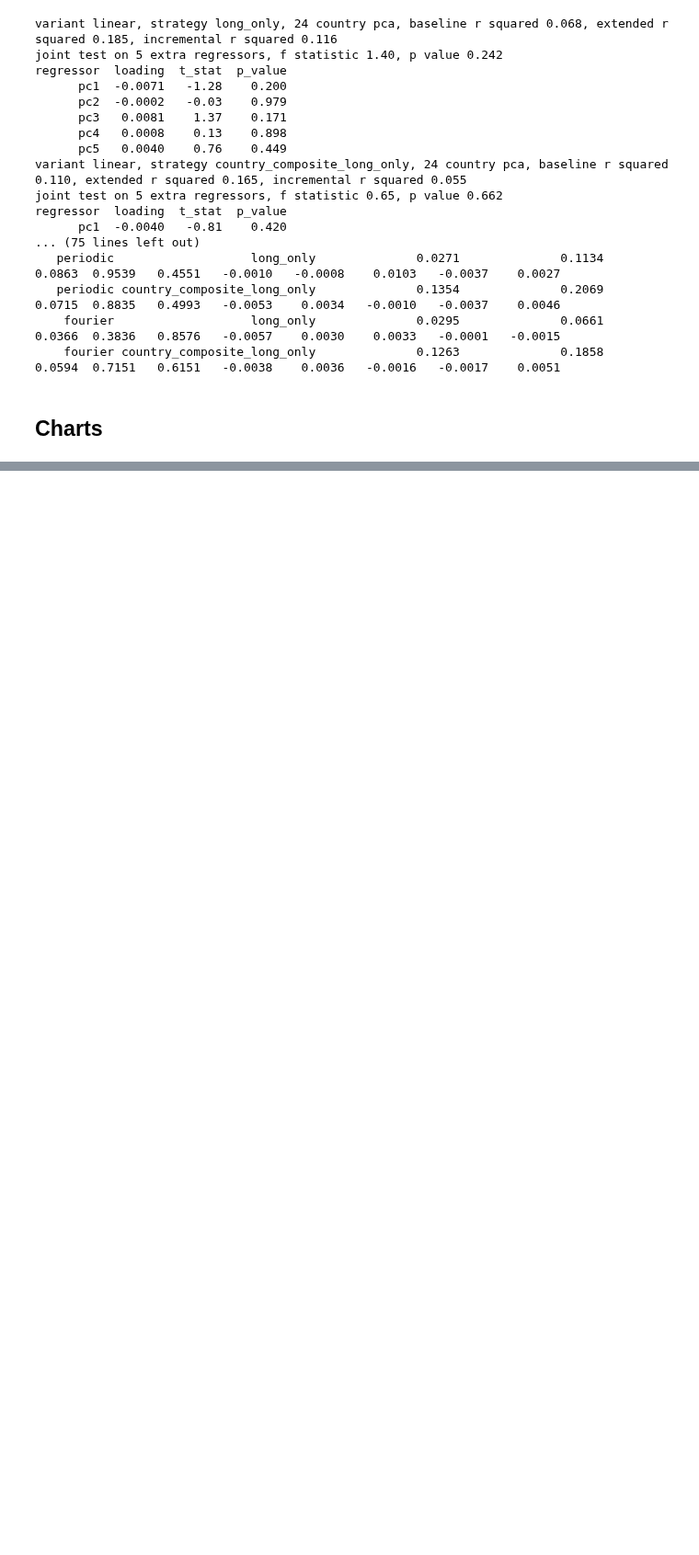
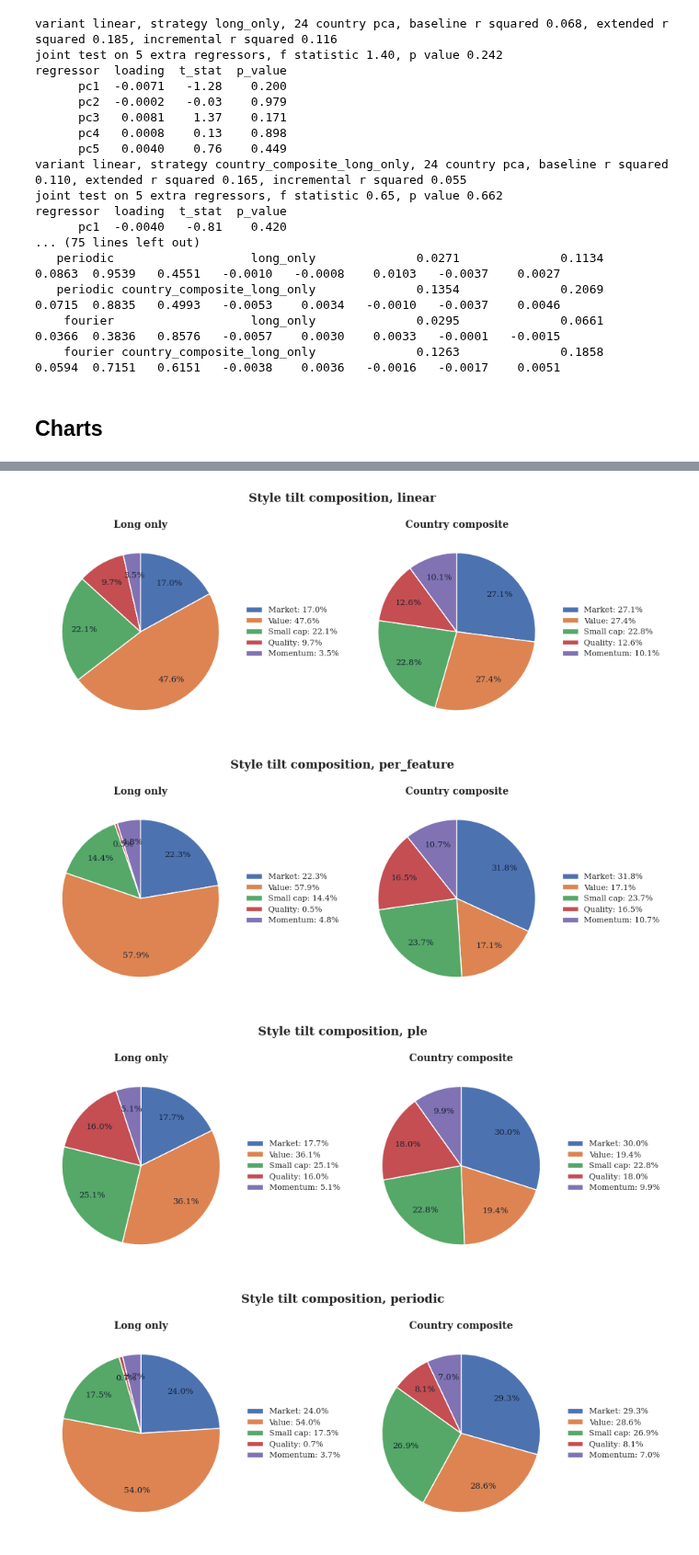
Before and after one commit to Hemasrikar/portfolio-transformers, a Jupyter notebook: notebooks/style_attribution.ipynb, the cells around one changed output, grey strips where cells are left out. Shown at 92% size. Cells and saved outputs as stored; diff of their text form; code cells hidden in the pictures; blank space fills up the shorter version.

```diff
--- a/notebooks/style_attribution.ipynb
+++ b/notebooks/style_attribution.ipynb
@@ -585,0 +640,29 @@ for run in cached_runs:
+# %%
+sns.set_theme(context="paper", style="white", font="serif")
+pie_labels = ["Market", "Value", "Small cap", "Quality", "Momentum"]
+pie_colors = sns.color_palette("deep", len(pie_labels))
+strategy_titles = {"long_only": "Long only", "country_composite_long_only": "Country composite"}
+
+for variant in variants:
+    fig, axes = plt.subplots(1, 2, figsize=(9.5, 3.6))
+
+    for ax, strategy in zip(axes, strategy_titles):
+        run = next(r for r in cached_runs if r["variant"] == variant and r["strategy"] == strategy)
+        shares = np.abs(run["results"].params[factor_cols].values)
+        shares = shares / shares.sum()
+        legend_labels = [f"{label}: {share:.1%}" for label, share in zip(pie_labels, shares)]
+
+        wedges, _, _ = ax.pie(shares, colors=pie_colors, startangle=90, counterclock=False, autopct="%1.1f%%", pctdistance=0.72, wedgeprops={"edgecolor": "white", "linewidth": 1.0}, textprops={"fontsize": 8.5, "color": "#172033"})
+        ax.legend(wedges, legend_labels, loc="center left", bbox_to_anchor=(1.0, 0.5), frameon=False, fontsize=8)
+        ax.set_title(strategy_titles[strategy], fontsize=10, fontweight="bold")
+        ax.set_aspect("equal")
+
+    fig.suptitle(f"Style tilt composition, {variant}", fontsize=12, fontweight="bold")
+    fig.tight_layout()
+    fig.savefig(plots_dir / f"style_pie_strategy_comparison_{variant}.png", dpi=300, bbox_inches="tight")
+    plt.show()
+# %% [output]
+[figure, added]
+[figure, added]
+[figure, added]
+[figure, added]
```
Also changed, not shown: parts of 10 cells of this notebook.
